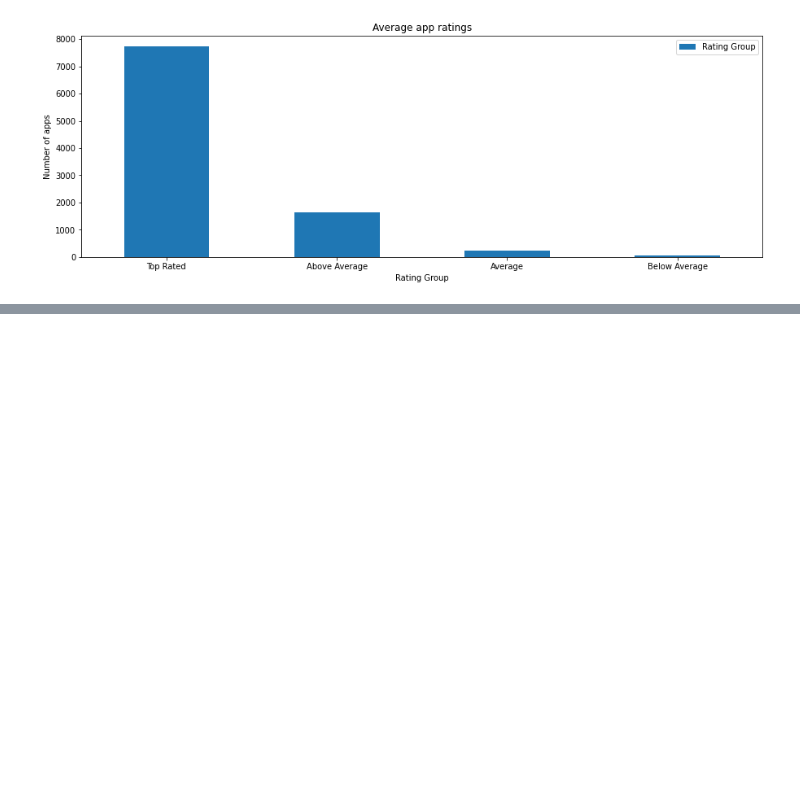
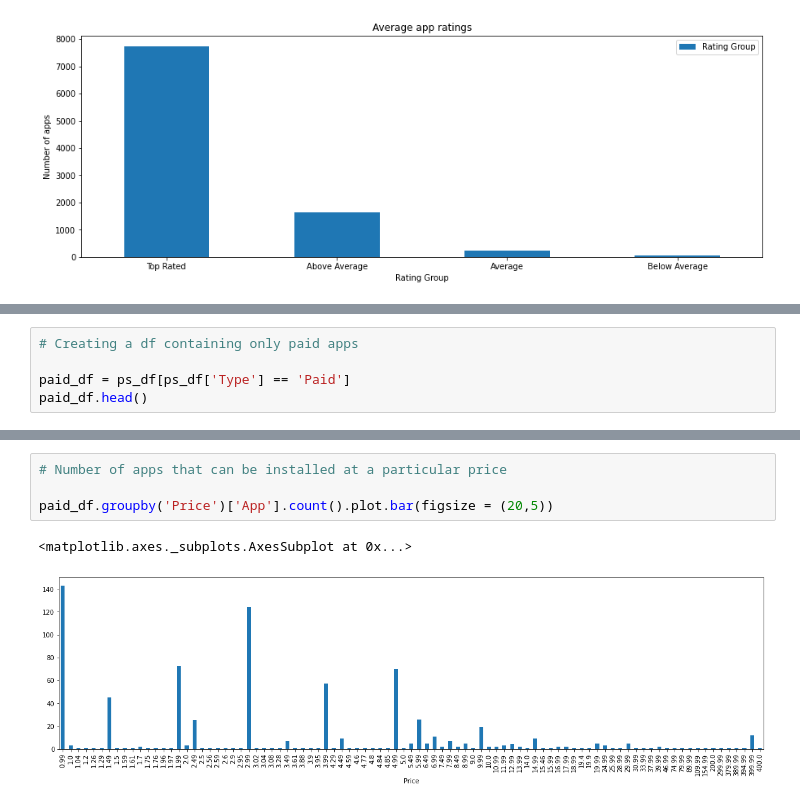
Before and after one commit to shaloy-lewis/EDA_on_play_store_app_reviews, a Jupyter notebook: EDA_on_Play_Store_App_Reviews_by_Shaloy_Lewis.ipynb, the cells around one changed output, grey strips where cells are left out. Saved outputs shown, nothing was run; the diff lists cells and outputs as text; blank space fills up the shorter version.

```diff
--- a/EDA_on_Play_Store_App_Reviews_by_Shaloy_Lewis.ipynb
+++ b/EDA_on_Play_Store_App_Reviews_by_Shaloy_Lewis.ipynb
@@ -1631,0 +1691,5 @@ Majority of the apps in the app store are Top rated.
+# %%
+# Creating a df containing only paid apps
+
+paid_df = ps_df[ps_df['Type'] == 'Paid']
+paid_df.head()
@@ -1631,0 +1703,7 @@ Majority of the apps in the app store are Top rated.
+# %%
+# Number of apps that can be installed at a particular price
+
+paid_df.groupby('Price')['App'].count().plot.bar(figsize = (20,5))
+# %% [output]
+<matplotlib.axes._subplots.AxesSubplot at 0x...>
+[figure, added]
```
Also changed, not shown: parts of 64 cells of this notebook.
